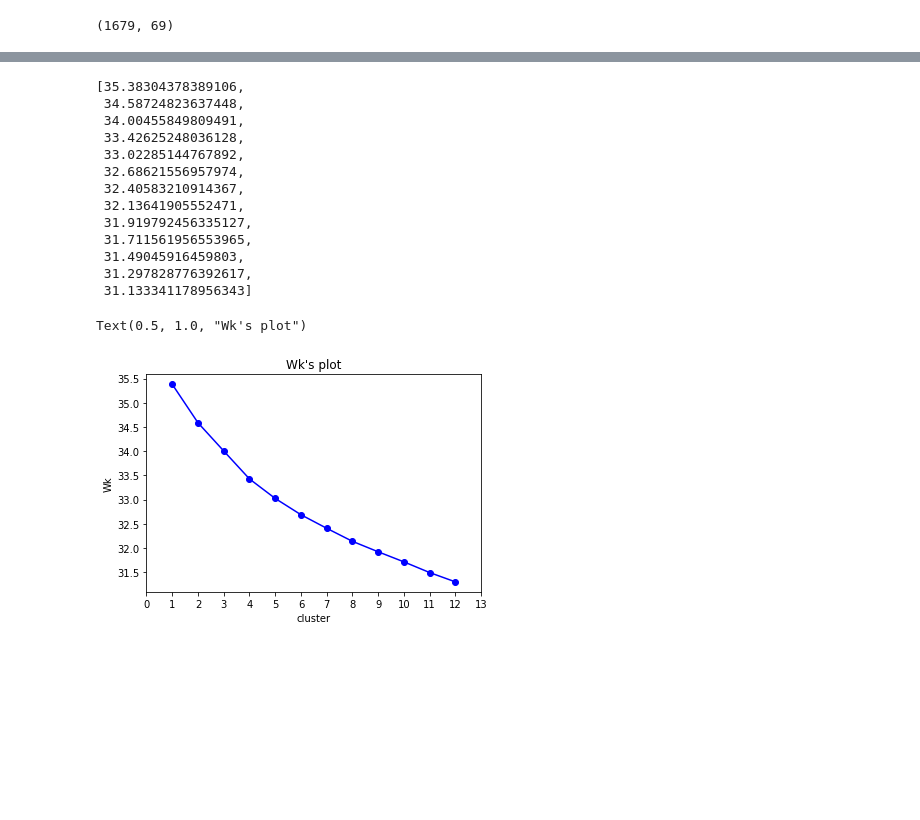
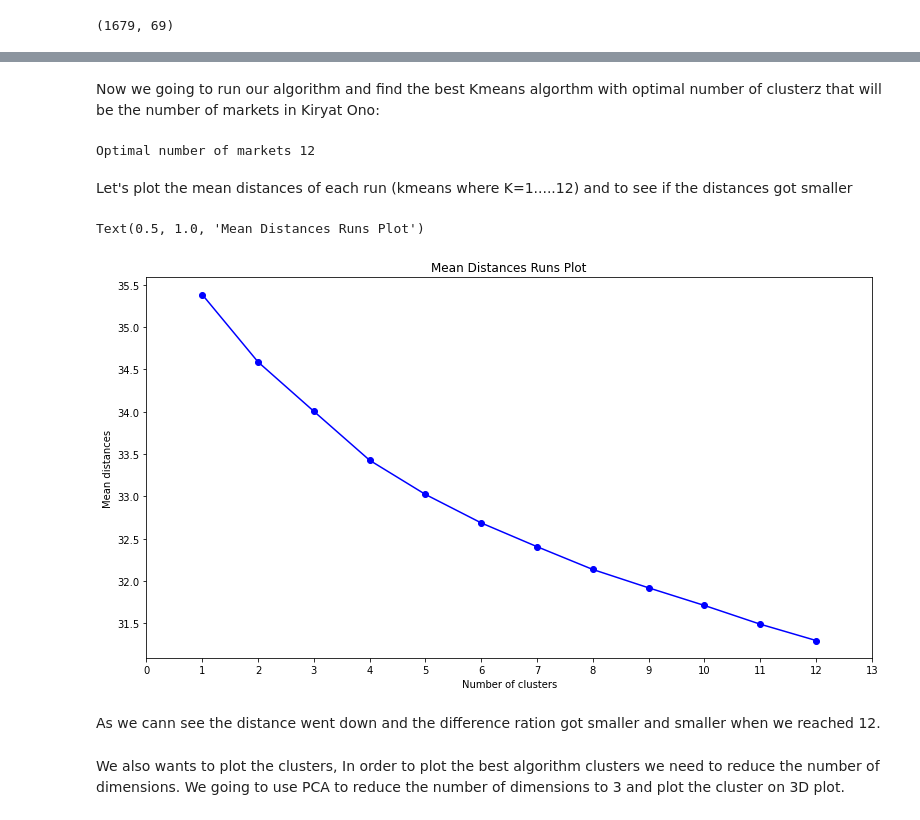
Before and after one commit to talon8080/talon8080-gmail.com, a Jupyter notebook: code.ipynb, the cells around one changed output, grey strips where cells are left out. Cells and saved outputs as stored; diff of their text form; code cells hidden in the pictures; blank space fills up the shorter version.

Commit message:
refactor clustering

```diff
--- a/code.ipynb
+++ b/code.ipynb
@@ -210,32 +236,5 @@ def calc_points_distances(data, labels, centroids):
-# %%
-def k_hartigan(Wks, n_clusters, n_observations, threshold=10):
-    '''
-    Return optimal K (number of clusters) according to Hartigan score
-    :param Wks: array or list, of Wk mean distances
-    :param n_clusters: array or list, of K's (number of clusters for each Wk)
-    :param n_observations: int, number of data n_observations
-    :param threshold: int, returns K > threshold
-    :return: int K ot None if none of the K's is optimal (bigger than threshold)
-    '''
-
-    if len(Wks) != len(n_clusters):
-        raise Exception('Error: Wks length should be equal to n_clusters')
-
-    try:
-        it1, it2 = iter.tee(Wks, 2)
-        next(it2, None)
-        optimal_k = -1
-        for i, (Wk, Wk_plus_1) in enumerate(zip(it1, it2)):
-            k = n_clusters[i]
-            H = np.multiply(np.true_divide(Wk, Wk_plus_1) - 1, n_observations - k - 1)
-            if H < threshold:
-                optimal_k = k
-                break
-
-        return optimal_k
-    except Exception as e:
-        print(e)
-        raise e
+# %% [markdown]
+Now we going to run our algorithm and find the best Kmeans algorthm with optimal number of clusterz that will be the number of markets in Kiryat Ono:
 # %%
 wks = []
 kmeans_estimator_prev = KMeans(n_clusters=1, random_state=0)
@@ -263,33 +262,27 @@ while True:
     k+=1
     kmeans_estimator_prev = kmeans_estimator_next
     wk_prev = wk_next
-wks
+print("Optimal number of markets %s" % str(optimal_k))
 # %% [output]
-[35.38304378389106,
- 34.58724823637448,
- 34.00455849809491,
- 33.42625248036128,
- 33.02285144767892,
- 32.68621556957974,
- 32.40583210914367,
- 32.13641905552471,
- 31.919792456335127,
- 31.711561956553965,
- 31.49045916459803,
- 31.297828776392617,
- 31.133341178956343]
+Optimal number of markets 12
+# %% [markdown]
+Let's plot the mean distances of each run (kmeans where K=1.....12) and to see if the distances got smaller
 # %%
-fig, ax = plt.subplots()
+fig, ax = plt.subplots(figsize=(13,7))
 x = list(range(1,optimal_k + 1))
 y = wks[:-1]
 ax.scatter(x, y, color='blue')
 ax.plot(x, y, color='blue', linestyle='solid')
 ax.set_xticks(np.arange(len(x) + 2))
-plt.xlabel('cluster')
-plt.ylabel('Wk')
-plt.title("Wk's plot")
+plt.xlabel('Number of clusters')
+plt.ylabel('Mean distances')
+plt.title("Mean Distances Runs Plot")
 # %% [output]
-Text(0.5, 1.0, "Wk's plot")
+Text(0.5, 1.0, 'Mean Distances Runs Plot')
-[figure, old version]
+[figure, new version]
+# %% [markdown]
+As we cann see the distance went down and the difference ration got smaller and smaller when we reached 12.
+# %% [markdown]
+We also wants to plot the clusters, In order to plot the best algorithm clusters we need to reduce the number of dimensions. We going to use PCA to reduce the number of dimensions to 3 and plot the cluster on 3D plot.
 # %%
 def plot_3d_scatter(data,labels):
```
Also changed, not shown: parts of 12 cells of this notebook, 1 other file.
